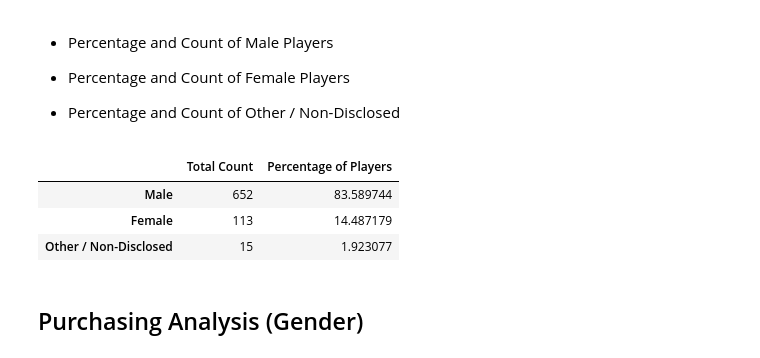
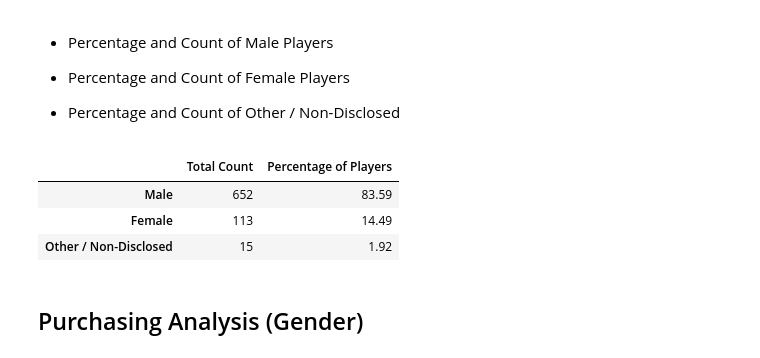
Before and after one commit to ERIDEZ/Pandas_Analysis, a Jupyter notebook: HeroesOfPymoli/Erick_HeroesOfPymoli.ipynb, the cells around one changed output. Cells and saved outputs as stored; diff of their text form; code cells hidden in the pictures.

```diff
--- a/HeroesOfPymoli/Erick_HeroesOfPymoli.ipynb
+++ b/HeroesOfPymoli/Erick_HeroesOfPymoli.ipynb
@@ -127,17 +126,17 @@ Summary_df
 # %%
 Index_gender=['Male','Female','Other / Non-Disclosed']
 
 Counting={"Total Count":[Count_male, Count_female, Count_NonDis],
-         "Percentage of Players":[(Count_male/Players)*100, (Count_female/Players)*100, (Count_NonDis/Players)*100]}
+         "Percentage of Players":[round((Count_male/Players)*100,2), round((Count_female/Players)*100,2), round((Count_NonDis/Players)*100,2)]}
 
 Gender_df=pd.DataFrame(Counting, index = [Index_gender])
 
 Gender_df
 # %% [output]
 |  | Total Count | Percentage of Players |
-| Male | 652 | 83.589744 |
-| Female | 113 | 14.487179 |
-| Other / Non-Disclosed | 15 | 1.923077 |
+| Male | 652 | 83.59 |
+| Female | 113 | 14.49 |
+| Other / Non-Disclosed | 15 | 1.92 |
 # %% [markdown]
 
 ## Purchasing Analysis (Gender)
```
Also changed, not shown: parts of 13 cells of this notebook, 1 other file.
